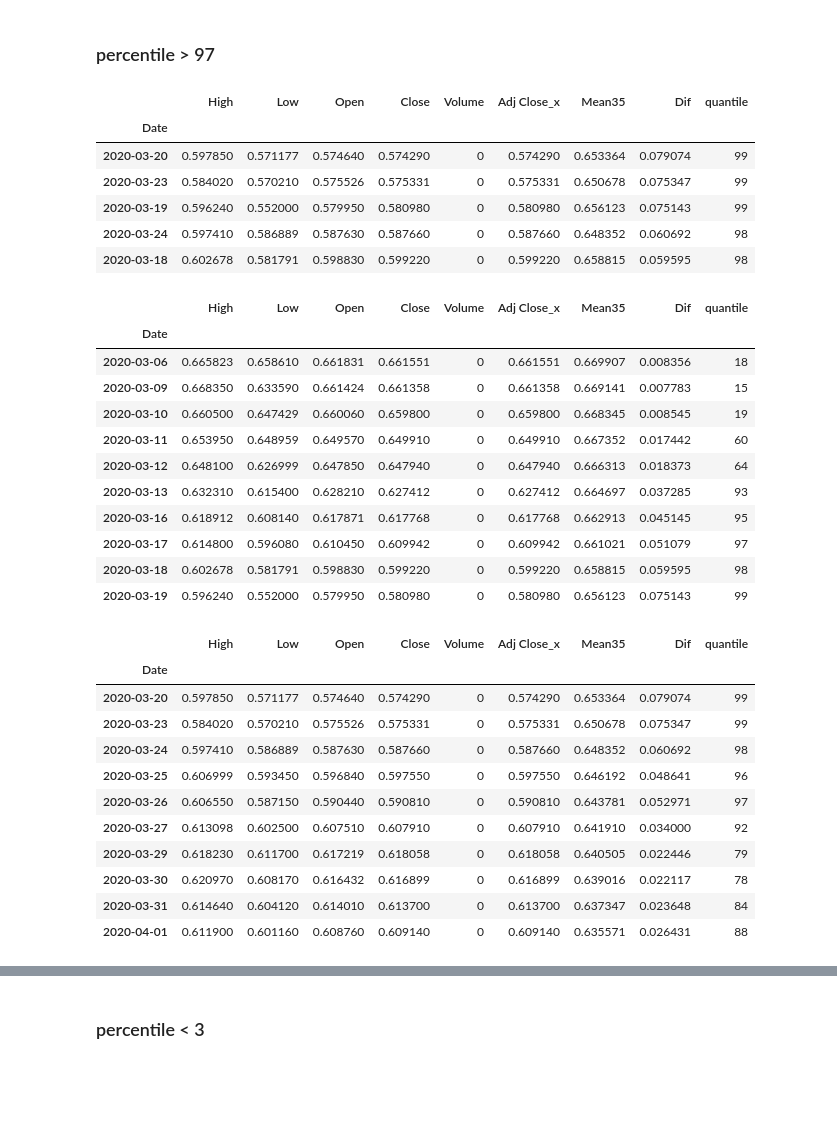
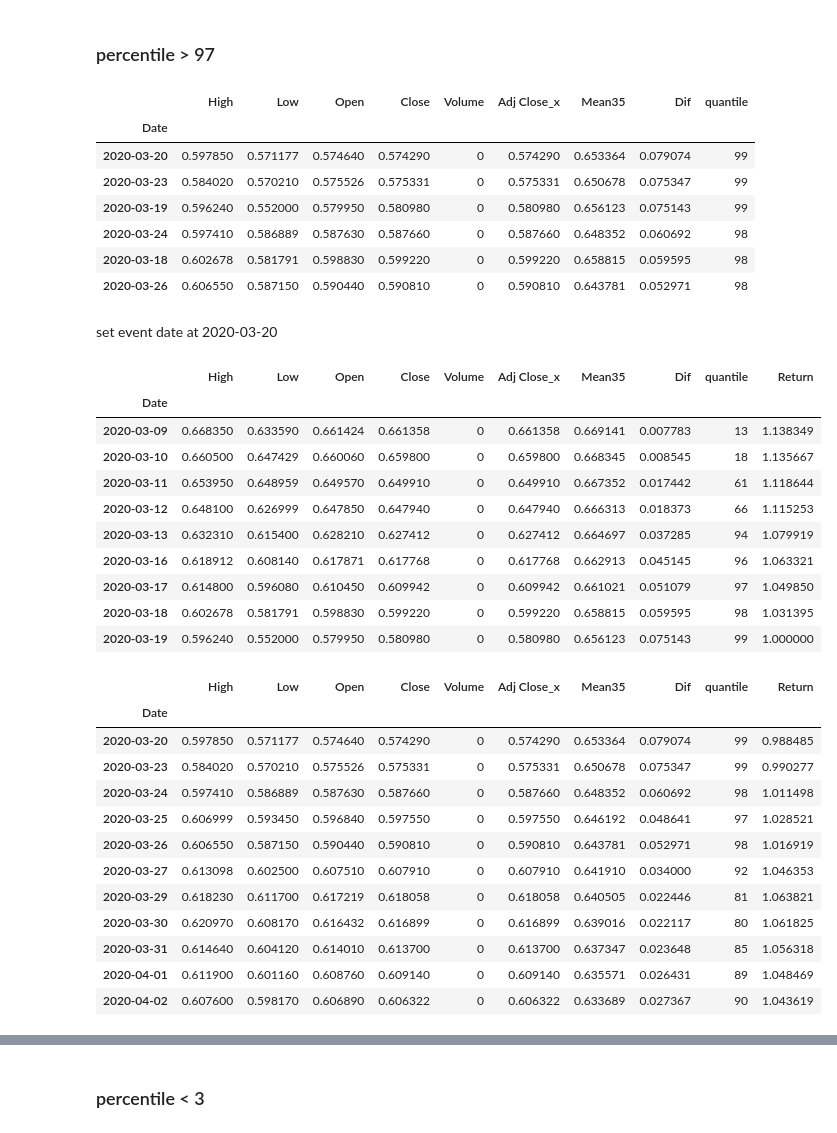
Before and after one commit to tutalae/practice-for-analysing-and-predict-the-price-of-crypto-currency, a Jupyter notebook: Price_Check.ipynb, the cells around one changed output, grey strips where cells are left out. Drawn from its saved outputs; the diff is of its cells as text; code cells hidden in the pictures; blank space fills up the shorter version.

```diff
--- a/Price_Check.ipynb
+++ b/Price_Check.ipynb
@@ -27,7 +26,7 @@ from datetime import datetime, timedelta
 # %%
 Symbol = "AUDUSD=X"
 # %%
-s1 = datetime.now() - timedelta(365)
+s1 = datetime.now() - timedelta(400)
 s2 = datetime.now() - timedelta(1)
 
 start_date = "{0}-{1}-{2}".format(s1.day, s1.month, s1.year)
@@ -203,37 +198,40 @@ df_sort[df_sort['quantile']>97]
 | 2020-03-19 | 0.596240 | 0.552000 | 0.579950 | 0.580980 | 0 | 0.580980 | 0.656123 | 0.075143 | 99 |
 | 2020-03-24 | 0.597410 | 0.586889 | 0.587630 | 0.587660 | 0 | 0.587660 | 0.648352 | 0.060692 | 98 |
 | 2020-03-18 | 0.602678 | 0.581791 | 0.598830 | 0.599220 | 0 | 0.599220 | 0.658815 | 0.059595 | 98 |
+| 2020-03-26 | 0.606550 | 0.587150 | 0.590440 | 0.590810 | 0 | 0.590810 | 0.643781 | 0.052971 | 98 |
+# %% [markdown]
+set event date at 2020-03-20
 # %%
 # 10 days Before event
-df_sorted.iloc[0:10]
+df_sorted.loc["2020-03-8":"2020-03-19"]
 # %% [output]
-|  | High | Low | Open | Close | Volume | Adj Close_x | Mean35 | Dif | quantile |
-| Date |  |  |  |  |  |  |  |  |  |
-| 2020-03-06 | 0.665823 | 0.658610 | 0.661831 | 0.661551 | 0 | 0.661551 | 0.669907 | 0.008356 | 18 |
-| 2020-03-09 | 0.668350 | 0.633590 | 0.661424 | 0.661358 | 0 | 0.661358 | 0.669141 | 0.007783 | 15 |
-| 2020-03-10 | 0.660500 | 0.647429 | 0.660060 | 0.659800 | 0 | 0.659800 | 0.668345 | 0.008545 | 19 |
-| 2020-03-11 | 0.653950 | 0.648959 | 0.649570 | 0.649910 | 0 | 0.649910 | 0.667352 | 0.017442 | 60 |
-| 2020-03-12 | 0.648100 | 0.626999 | 0.647850 | 0.647940 | 0 | 0.647940 | 0.666313 | 0.018373 | 64 |
-| 2020-03-13 | 0.632310 | 0.615400 | 0.628210 | 0.627412 | 0 | 0.627412 | 0.664697 | 0.037285 | 93 |
-| 2020-03-16 | 0.618912 | 0.608140 | 0.617871 | 0.617768 | 0 | 0.617768 | 0.662913 | 0.045145 | 95 |
-| 2020-03-17 | 0.614800 | 0.596080 | 0.610450 | 0.609942 | 0 | 0.609942 | 0.661021 | 0.051079 | 97 |
-| 2020-03-18 | 0.602678 | 0.581791 | 0.598830 | 0.599220 | 0 | 0.599220 | 0.658815 | 0.059595 | 98 |
-| 2020-03-19 | 0.596240 | 0.552000 | 0.579950 | 0.580980 | 0 | 0.580980 | 0.656123 | 0.075143 | 99 |
+|  | High | Low | Open | Close | Volume | Adj Close_x | Mean35 | Dif | quantile | Return |
+| Date |  |  |  |  |  |  |  |  |  |  |
+| 2020-03-09 | 0.668350 | 0.633590 | 0.661424 | 0.661358 | 0 | 0.661358 | 0.669141 | 0.007783 | 13 | 1.138349 |
+| 2020-03-10 | 0.660500 | 0.647429 | 0.660060 | 0.659800 | 0 | 0.659800 | 0.668345 | 0.008545 | 18 | 1.135667 |
+| 2020-03-11 | 0.653950 | 0.648959 | 0.649570 | 0.649910 | 0 | 0.649910 | 0.667352 | 0.017442 | 61 | 1.118644 |
+| 2020-03-12 | 0.648100 | 0.626999 | 0.647850 | 0.647940 | 0 | 0.647940 | 0.666313 | 0.018373 | 66 | 1.115253 |
+| 2020-03-13 | 0.632310 | 0.615400 | 0.628210 | 0.627412 | 0 | 0.627412 | 0.664697 | 0.037285 | 94 | 1.079919 |
+| 2020-03-16 | 0.618912 | 0.608140 | 0.617871 | 0.617768 | 0 | 0.617768 | 0.662913 | 0.045145 | 96 | 1.063321 |
+| 2020-03-17 | 0.614800 | 0.596080 | 0.610450 | 0.609942 | 0 | 0.609942 | 0.661021 | 0.051079 | 97 | 1.049850 |
+| 2020-03-18 | 0.602678 | 0.581791 | 0.598830 | 0.599220 | 0 | 0.599220 | 0.658815 | 0.059595 | 98 | 1.031395 |
+| 2020-03-19 | 0.596240 | 0.552000 | 0.579950 | 0.580980 | 0 | 0.580980 | 0.656123 | 0.075143 | 99 | 1.000000 |
 # %%
 # 10 days After event
-df_sorted.iloc[10:20]
+df_sorted.loc["2020-03-20":"2020-04-2"]
 # %% [output]
-|  | High | Low | Open | Close | Volume | Adj Close_x | Mean35 | Dif | quantile |
-| Date |  |  |  |  |  |  |  |  |  |
-| 2020-03-20 | 0.597850 | 0.571177 | 0.574640 | 0.574290 | 0 | 0.574290 | 0.653364 | 0.079074 | 99 |
-| 2020-03-23 | 0.584020 | 0.570210 | 0.575526 | 0.575331 | 0 | 0.575331 | 0.650678 | 0.075347 | 99 |
-| 2020-03-24 | 0.597410 | 0.586889 | 0.587630 | 0.587660 | 0 | 0.587660 | 0.648352 | 0.060692 | 98 |
-| 2020-03-25 | 0.606999 | 0.593450 | 0.596840 | 0.597550 | 0 | 0.597550 | 0.646192 | 0.048641 | 96 |
-| 2020-03-26 | 0.606550 | 0.587150 | 0.590440 | 0.590810 | 0 | 0.590810 | 0.643781 | 0.052971 | 97 |
-| 2020-03-27 | 0.613098 | 0.602500 | 0.607510 | 0.607910 | 0 | 0.607910 | 0.641910 | 0.034000 | 92 |
-| 2020-03-29 | 0.618230 | 0.611700 | 0.617219 | 0.618058 | 0 | 0.618058 | 0.640505 | 0.022446 | 79 |
-| 2020-03-30 | 0.620970 | 0.608170 | 0.616432 | 0.616899 | 0 | 0.616899 | 0.639016 | 0.022117 | 78 |
-| 2020-03-31 | 0.614640 | 0.604120 | 0.614010 | 0.613700 | 0 | 0.613700 | 0.637347 | 0.023648 | 84 |
-| 2020-04-01 | 0.611900 | 0.601160 | 0.608760 | 0.609140 | 0 | 0.609140 | 0.635571 | 0.026431 | 88 |
+|  | High | Low | Open | Close | Volume | Adj Close_x | Mean35 | Dif | quantile | Return |
+| Date |  |  |  |  |  |  |  |  |  |  |
+| 2020-03-20 | 0.597850 | 0.571177 | 0.574640 | 0.574290 | 0 | 0.574290 | 0.653364 | 0.079074 | 99 | 0.988485 |
+| 2020-03-23 | 0.584020 | 0.570210 | 0.575526 | 0.575331 | 0 | 0.575331 | 0.650678 | 0.075347 | 99 | 0.990277 |
+| 2020-03-24 | 0.597410 | 0.586889 | 0.587630 | 0.587660 | 0 | 0.587660 | 0.648352 | 0.060692 | 98 | 1.011498 |
+| 2020-03-25 | 0.606999 | 0.593450 | 0.596840 | 0.597550 | 0 | 0.597550 | 0.646192 | 0.048641 | 97 | 1.028521 |
+| 2020-03-26 | 0.606550 | 0.587150 | 0.590440 | 0.590810 | 0 | 0.590810 | 0.643781 | 0.052971 | 98 | 1.016919 |
+| 2020-03-27 | 0.613098 | 0.602500 | 0.607510 | 0.607910 | 0 | 0.607910 | 0.641910 | 0.034000 | 92 | 1.046353 |
+| 2020-03-29 | 0.618230 | 0.611700 | 0.617219 | 0.618058 | 0 | 0.618058 | 0.640505 | 0.022446 | 81 | 1.063821 |
+| 2020-03-30 | 0.620970 | 0.608170 | 0.616432 | 0.616899 | 0 | 0.616899 | 0.639016 | 0.022117 | 80 | 1.061825 |
+| 2020-03-31 | 0.614640 | 0.604120 | 0.614010 | 0.613700 | 0 | 0.613700 | 0.637347 | 0.023648 | 85 | 1.056318 |
+| 2020-04-01 | 0.611900 | 0.601160 | 0.608760 | 0.609140 | 0 | 0.609140 | 0.635571 | 0.026431 | 89 | 1.048469 |
+| 2020-04-02 | 0.607600 | 0.598170 | 0.606890 | 0.606322 | 0 | 0.606322 | 0.633689 | 0.027367 | 90 | 1.043619 |
 # %%
 # 20 days After event
```
Also changed, not shown: parts of 12 cells of this notebook.
